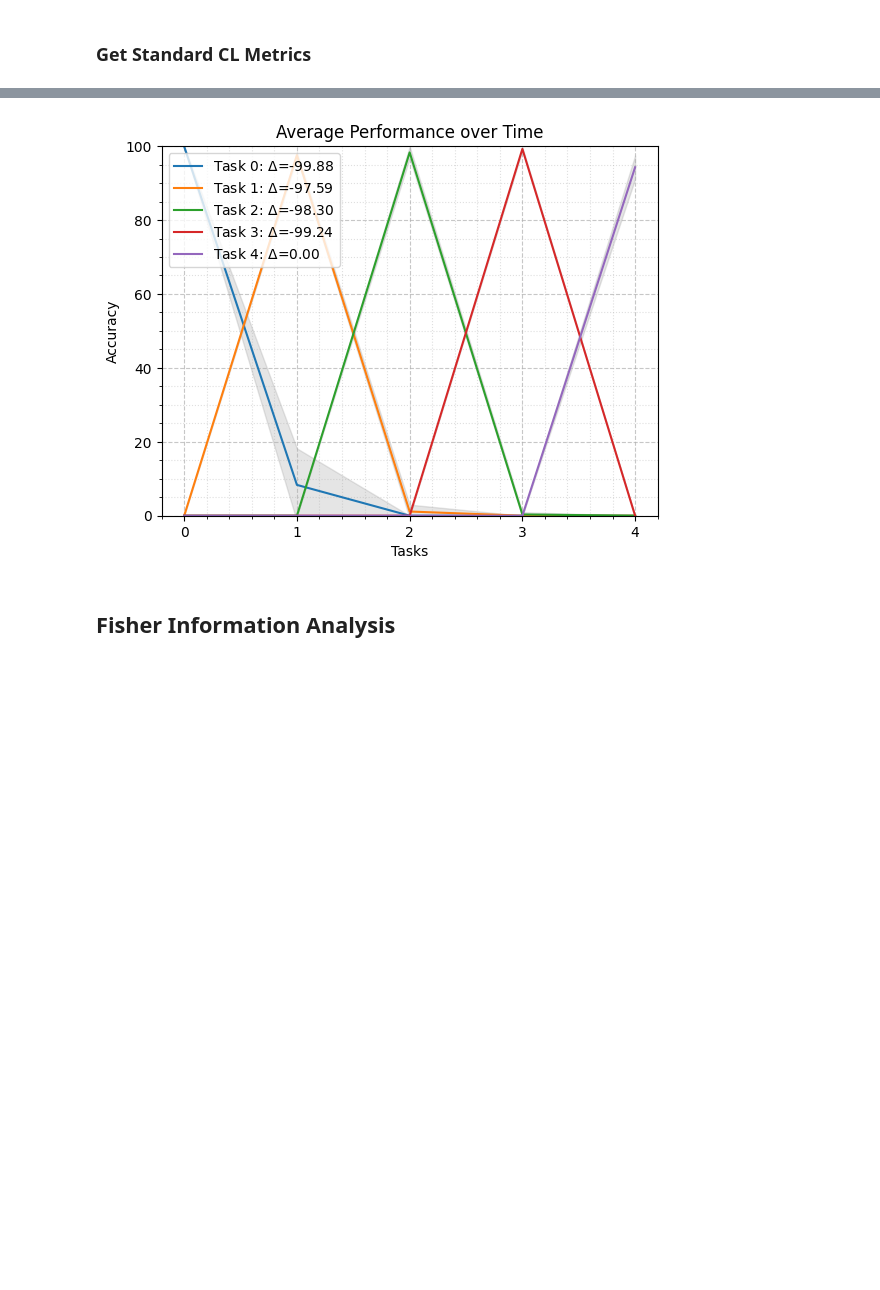
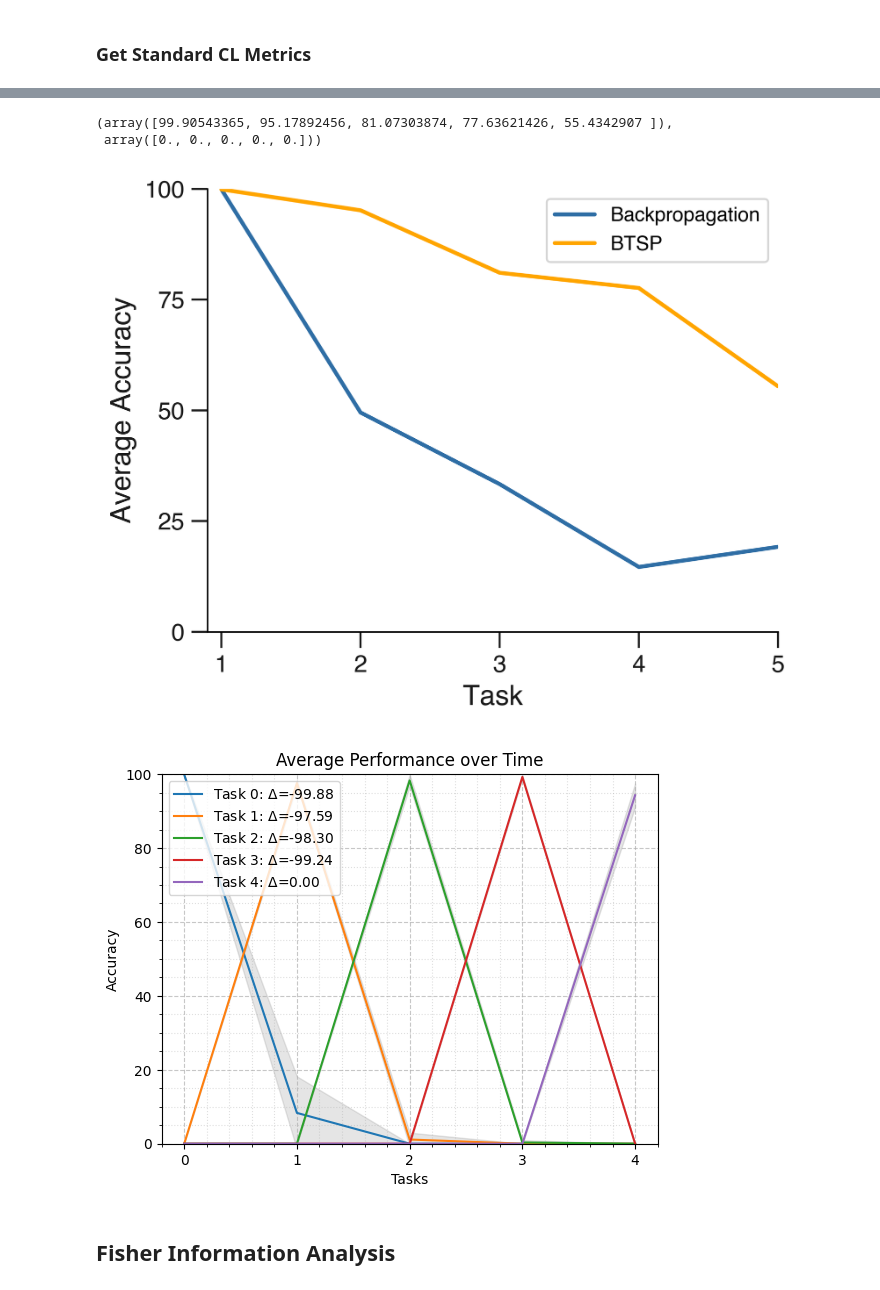
Before and after one commit to Milstein-Lab/EIANN, a Jupyter notebook: EIANN/scripts/get_cl_metrics.ipynb, the cells around one changed output, grey strips where cells are left out. Saved outputs shown, nothing was run; the diff lists cells and outputs as text; code cells hidden in the pictures; blank space fills up the shorter version.

```diff
--- a/EIANN/scripts/get_cl_metrics.ipynb
+++ b/EIANN/scripts/get_cl_metrics.ipynb
@@ -176,3 +174,71 @@ Network successfully loaded from '../data/20251229_EIANN_2_hidden_mnist_BTSP_con
+# %%
+n_tasks = subtask_accuracy_per_seed.shape[-1]
+running_accuracy = (subtask_accuracy_per_seed * np.tri(n_tasks)).sum(-1) / np.arange(1, n_tasks+1)
+average_running_accuracy = running_accuracy.mean(0)
+std_running_accuracy = running_accuracy.std(0)
+
+average_running_accuracy, std_running_accuracy
+# %% [output]
+(array([99.90543365, 95.17892456, 81.07303874, 77.63621426, 55.4342907 ]),
+ array([0., 0., 0., 0., 0.]))
+# %%
+# BP #
+bp_average_running_accuracy = np.array([99.92907715, 49.5204149 , 33.347463  , 14.64355094, 19.18708934])
+bp_average_running_std = np.array([0.02364349, 0.13255937, 0.01559247, 1.45375452, 0.24810963])
+bp_average_running_std = np.array([0., 0., 0., 0., 0.])
+
+
+# BTSP #
+btsp_average_running_accuracy = np.array([99.90543365, 95.17892456, 81.07303874, 77.63621426, 55.4342907])
+btsp_average_running_std = np.array([0., 0., 0., 0., 0.])
+
+n_tasks = 5
+# %%
+# Keep text as real text objects (not outlines) so labels stay editable in Illustrator.
+mpl.rcParams["svg.fonttype"] = "none"
+mpl.rcParams["pdf.fonttype"] = 42
+mpl.rcParams["font.family"] = "sans-serif"
+mpl.rcParams["font.sans-serif"] = ["Helvetica", "Arial", "DejaVu Sans"]
+
+
+INK = "#1a1a1a"
+MUTED = "#6b6b6b"
+
+fig, ax = plt.subplots(figsize=(5.0, 4.0), dpi=600)
+fig.patch.set_facecolor("white")
+ax.set_facecolor("white")
+
+x = np.arange(1, n_tasks+1)
+
+ax.plot(x, bp_average_running_accuracy, color='#2f6ea5', linewidth=2.0, solid_capstyle="round", solid_joinstyle="round", label='Backpropagation')
+ax.fill_between(x, bp_average_running_accuracy - bp_average_running_std, bp_average_running_accuracy + bp_average_running_std, color='#2f6ea5', alpha=0.3)
+
+ax.plot(x, btsp_average_running_accuracy, color='orange', linewidth=2.0, solid_capstyle="round", solid_joinstyle="round", label='BTSP')
+ax.fill_between(x, btsp_average_running_accuracy - btsp_average_running_std, btsp_average_running_accuracy + btsp_average_running_std, color='orange', alpha=0.3)
+
+
+ax.set_xlim(0.9, 5)
+ax.set_ylim(0, 100)
+ax.set_xticks(x)
+ax.set_yticks([0, 25, 50, 75, 100])
+
+ax.set_xlabel("Task", fontsize=14, color=INK, labelpad=4)
+ax.set_ylabel("Average Accuracy", fontsize=14, color=INK, labelpad=4)
+plt.legend()
+
+
+# Recessive frame: only left and bottom, thin, offset from the data.
+for side in ("top", "right"):
+    ax.spines[side].set_visible(False)
+
+ax.tick_params(axis="both", which="both", length=8, width=1.0,
+               color=INK, labelsize=12, labelcolor=INK)
+
+fig.tight_layout()
+fig.savefig("../data/cl_plots/average_accuracy.svg", format="svg", transparent=True)
+plt.show()
+# %% [output]
+[figure, added]
 # %%
 average_subtask_accuracy = subtask_accuracy_per_seed.mean(0).T
 std = subtask_accuracy_per_seed.std(0).T
```
Also changed, not shown: parts of 3 cells of this notebook, 2 other files.
